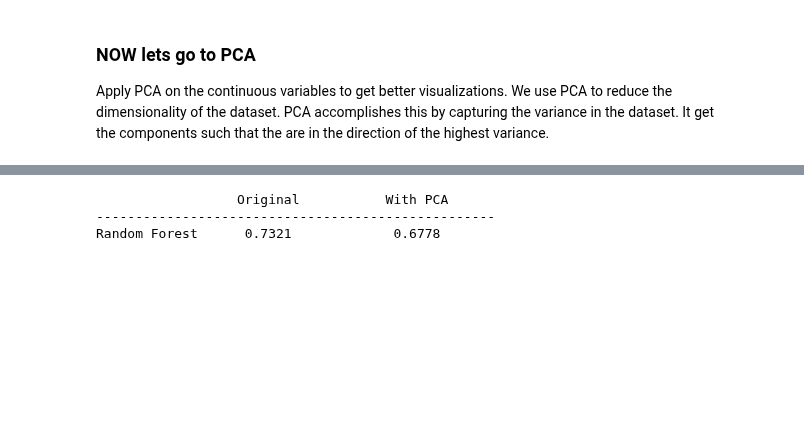
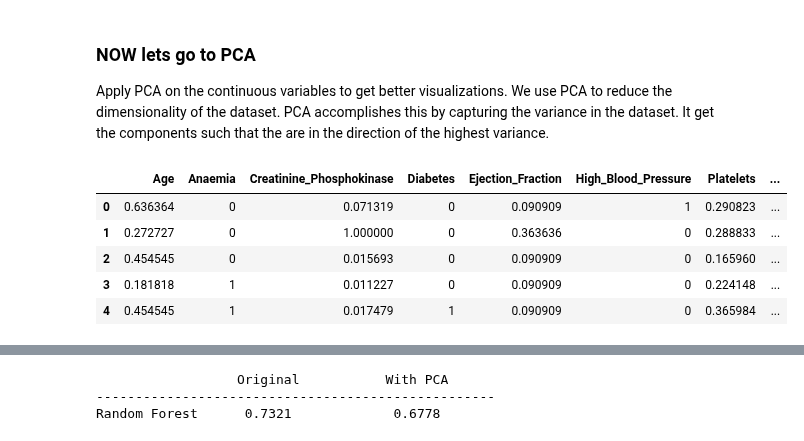
Before and after one commit to spros1/HeartFailureAnalysis, a Jupyter notebook: ExcerA_Heart_Failure.ipynb, the cells around one changed output, grey strips where cells are left out. Drawn from its saved outputs; the diff is of its cells as text; code cells hidden in the pictures; blank space fills up the shorter version.

```diff
--- a/ExcerA_Heart_Failure.ipynb
+++ b/ExcerA_Heart_Failure.ipynb
@@ -345,8 +341,15 @@ from sklearn.model_selection import train_test_split, cross_val_score
 # %%
 # find min max value for continious features
 
-#scaler = MinMaxScaler()
-#scaled_features = scaler.fit_transform(df[['Creatinine_Phosphokinase', 'Platelets','Serum_creatinine', 'Serum_Sodium', 'Ejection_Fraction','Age','Time']])
-#scaled_df = df.copy()
-#scaled_df[cont_cols] = scaled_features
-#scaled_df.head()
+scaler = MinMaxScaler()
+scaled_features = scaler.fit_transform(df_without_time[['Creatinine_Phosphokinase', 'Platelets','Serum_creatinine', 'Serum_Sodium', 'Ejection_Fraction','Age']])
+scaled_df = df_without_time.copy()
+scaled_df[cont_cols] = scaled_features
+scaled_df.head()
+# %% [output]
+|  | Age | Anaemia | Creatinine_Phosphokinase | Diabetes | Ejection_Fraction | High_Blood_Pressure | Platelets | ... |
+| 0 | 0.636364 | 0 | 0.071319 | 0 | 0.090909 | 1 | 0.290823 | ... |
+| 1 | 0.272727 | 0 | 1.000000 | 0 | 0.363636 | 0 | 0.288833 | ... |
+| 2 | 0.454545 | 0 | 0.015693 | 0 | 0.090909 | 0 | 0.165960 | ... |
+| 3 | 0.181818 | 1 | 0.011227 | 0 | 0.090909 | 0 | 0.224148 | ... |
+| 4 | 0.454545 | 1 | 0.017479 | 1 | 0.090909 | 0 | 0.365984 | ... |
```
Also changed, not shown: parts of 11 cells of this notebook.
